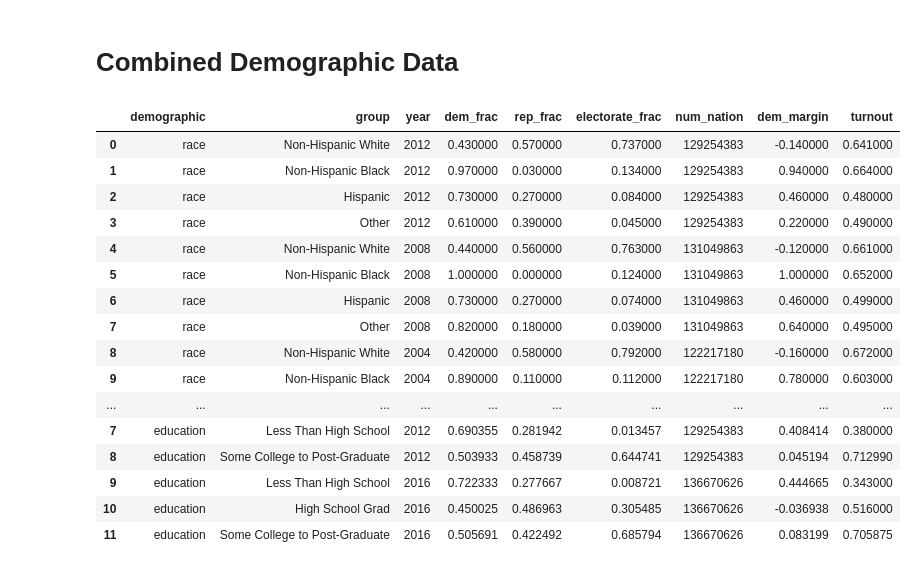
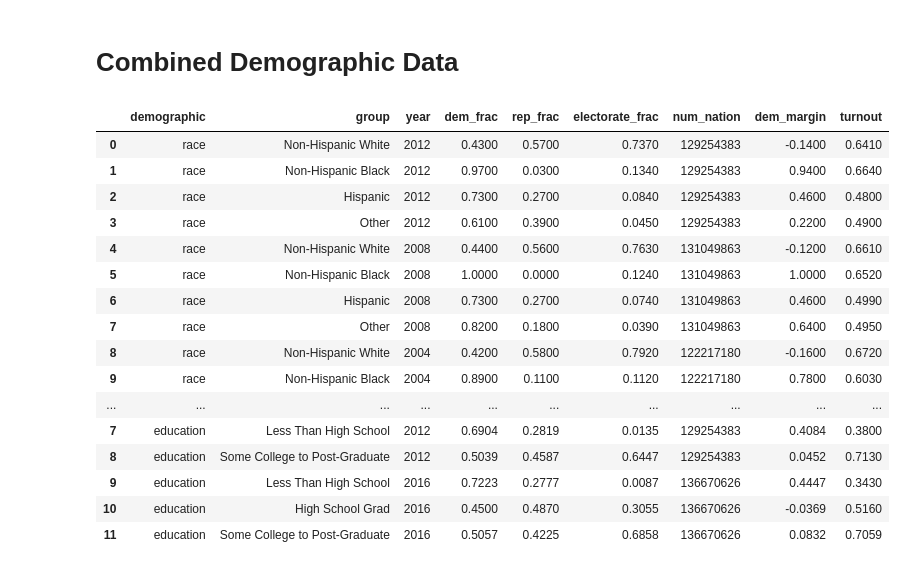
Before and after one commit to psthomas/election-vis, a Jupyter notebook: voting_national.ipynb, the cells around one changed output. Drawn from its saved outputs; the diff is of its cells as text; code cells hidden in the pictures.

Commit message:
Round Demographic Data

```diff
--- a/voting_national.ipynb
+++ b/voting_national.ipynb
@@ -1025,6 +999,8 @@ age2004_df['demographic'] = 'age'
 age2004_df = age2004_df[['demographic','group','year','dem_frac', 'rep_frac',
                                'other_frac', 'electorate_frac']]
 
+age2004_df['year'] = age2004_df['year'].astype(int)
+
 age2004_df
 # %% [output]
 |  | demographic | group | year | dem_frac | rep_frac | other_frac | electorate_frac |
@@ -1335,25 +1311,27 @@ ed_df
 # Combined Demographic Data
 # %%
 demographic_df = pd.concat([race_df, gender_df, age_df, ed_df])
+#demographic_df['year'] = demographic_df['year'].round()
+demographic_df = demographic_df.round(decimals=4)
 
 demographic_df
 # %% [output]
 |  | demographic | group | year | dem_frac | rep_frac | electorate_frac | num_nation | dem_margin | turnout |
-| 0 | race | Non-Hispanic White | 2012 | 0.430000 | 0.570000 | 0.737000 | 129254383 | -0.140000 | 0.641000 |
-| 1 | race | Non-Hispanic Black | 2012 | 0.970000 | 0.030000 | 0.134000 | 129254383 | 0.940000 | 0.664000 |
-| 2 | race | Hispanic | 2012 | 0.730000 | 0.270000 | 0.084000 | 129254383 | 0.460000 | 0.480000 |
-| 3 | race | Other | 2012 | 0.610000 | 0.390000 | 0.045000 | 129254383 | 0.220000 | 0.490000 |
-| 4 | race | Non-Hispanic White | 2008 | 0.440000 | 0.560000 | 0.763000 | 131049863 | -0.120000 | 0.661000 |
-| 5 | race | Non-Hispanic Black | 2008 | 1.000000 | 0.000000 | 0.124000 | 131049863 | 1.000000 | 0.652000 |
-| 6 | race | Hispanic | 2008 | 0.730000 | 0.270000 | 0.074000 | 131049863 | 0.460000 | 0.499000 |
-| 7 | race | Other | 2008 | 0.820000 | 0.180000 | 0.039000 | 131049863 | 0.640000 | 0.495000 |
-| 8 | race | Non-Hispanic White | 2004 | 0.420000 | 0.580000 | 0.792000 | 122217180 | -0.160000 | 0.672000 |
-| 9 | race | Non-Hispanic Black | 2004 | 0.890000 | 0.110000 | 0.112000 | 122217180 | 0.780000 | 0.603000 |
+| 0 | race | Non-Hispanic White | 2012 | 0.4300 | 0.5700 | 0.7370 | 129254383 | -0.1400 | 0.6410 |
+| 1 | race | Non-Hispanic Black | 2012 | 0.9700 | 0.0300 | 0.1340 | 129254383 | 0.9400 | 0.6640 |
+| 2 | race | Hispanic | 2012 | 0.7300 | 0.2700 | 0.0840 | 129254383 | 0.4600 | 0.4800 |
+| 3 | race | Other | 2012 | 0.6100 | 0.3900 | 0.0450 | 129254383 | 0.2200 | 0.4900 |
+| 4 | race | Non-Hispanic White | 2008 | 0.4400 | 0.5600 | 0.7630 | 131049863 | -0.1200 | 0.6610 |
+| 5 | race | Non-Hispanic Black | 2008 | 1.0000 | 0.0000 | 0.1240 | 131049863 | 1.0000 | 0.6520 |
+| 6 | race | Hispanic | 2008 | 0.7300 | 0.2700 | 0.0740 | 131049863 | 0.4600 | 0.4990 |
+| 7 | race | Other | 2008 | 0.8200 | 0.1800 | 0.0390 | 131049863 | 0.6400 | 0.4950 |
+| 8 | race | Non-Hispanic White | 2004 | 0.4200 | 0.5800 | 0.7920 | 122217180 | -0.1600 | 0.6720 |
+| 9 | race | Non-Hispanic Black | 2004 | 0.8900 | 0.1100 | 0.1120 | 122217180 | 0.7800 | 0.6030 |
 | ... | ... | ... | ... | ... | ... | ... | ... | ... | ... |
-| 7 | education | Less Than High School | 2012 | 0.690355 | 0.281942 | 0.013457 | 129254383 | 0.408414 | 0.380000 |
-| 8 | education | Some College to Post-Graduate | 2012 | 0.503933 | 0.458739 | 0.644741 | 129254383 | 0.045194 | 0.712990 |
-| 9 | education | Less Than High School | 2016 | 0.722333 | 0.277667 | 0.008721 | 136670626 | 0.444665 | 0.343000 |
-| 10 | education | High School Grad | 2016 | 0.450025 | 0.486963 | 0.305485 | 136670626 | -0.036938 | 0.516000 |
-| 11 | education | Some College to Post-Graduate | 2016 | 0.505691 | 0.422492 | 0.685794 | 136670626 | 0.083199 | 0.705875 |
+| 7 | education | Less Than High School | 2012 | 0.6904 | 0.2819 | 0.0135 | 129254383 | 0.4084 | 0.3800 |
+| 8 | education | Some College to Post-Graduate | 2012 | 0.5039 | 0.4587 | 0.6447 | 129254383 | 0.0452 | 0.7130 |
+| 9 | education | Less Than High School | 2016 | 0.7223 | 0.2777 | 0.0087 | 136670626 | 0.4447 | 0.3430 |
+| 10 | education | High School Grad | 2016 | 0.4500 | 0.4870 | 0.3055 | 136670626 | -0.0369 | 0.5160 |
+| 11 | education | Some College to Post-Graduate | 2016 | 0.5057 | 0.4225 | 0.6858 | 136670626 | 0.0832 | 0.7059 |
 # %%
 demographic_df.to_csv('./US_Demographic_Presidential_Results_04-16.csv', index=False)
```
Also changed, not shown: parts of 6 cells of this notebook, 1 other file.
